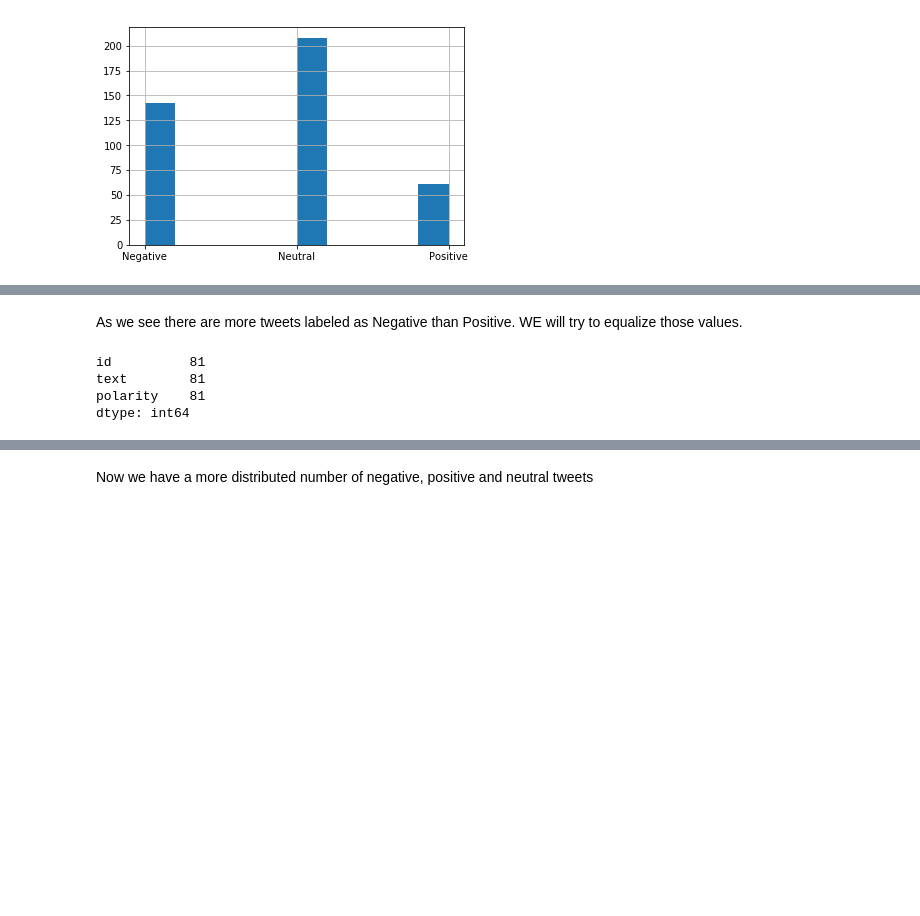
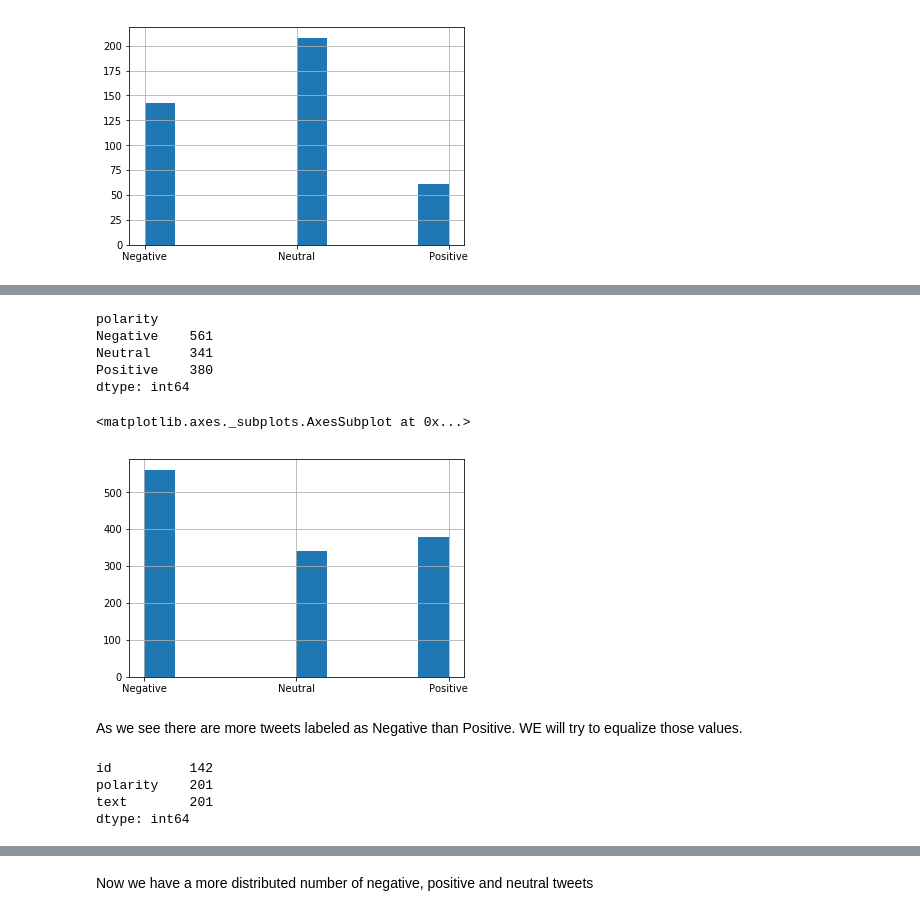
Before and after one commit to Thunkar/sitc_kaggle, a Jupyter notebook: TwitterAnalysis_countVectorizer_featuresUnion.ipynb, the cells around one changed output, grey strips where cells are left out. Drawn from its saved outputs; the diff is of its cells as text; code cells hidden in the pictures; blank space fills up the shorter version.

```diff
--- a/TwitterAnalysis_countVectorizer_featuresUnion.ipynb
+++ b/TwitterAnalysis_countVectorizer_featuresUnion.ipynb
@@ -60,14 +107,27 @@ tweets['polarity'].hist()
+# %%
+tweets.groupby('polarity').size()
+# %% [output]
+polarity
+Negative    561
+Neutral     341
+Positive    380
+dtype: int64
+# %%
+tweets['polarity'].hist()
+# %% [output]
+<matplotlib.axes._subplots.AxesSubplot at 0x...>
+[figure, added]
 # %% [markdown]
 As we see there are more tweets labeled as Negative than Positive. WE will try to equalize those values.
 # %%
 tweets_negative = tweets[tweets.polarity=='Negative']
 tweets_negative.head()
-tweets_toDelete = tweets_negative[:-61]
+tweets_toDelete = tweets_negative[:-360]
 tweets_toDelete.count()
 # %% [output]
-id          81
-text        81
-polarity    81
+id          142
+polarity    201
+text        201
 dtype: int64
 # %%
 tweets = tweets[~tweets.index.isin(tweets_toDelete.index)]
```
Also changed, not shown: parts of 32 cells of this notebook.
